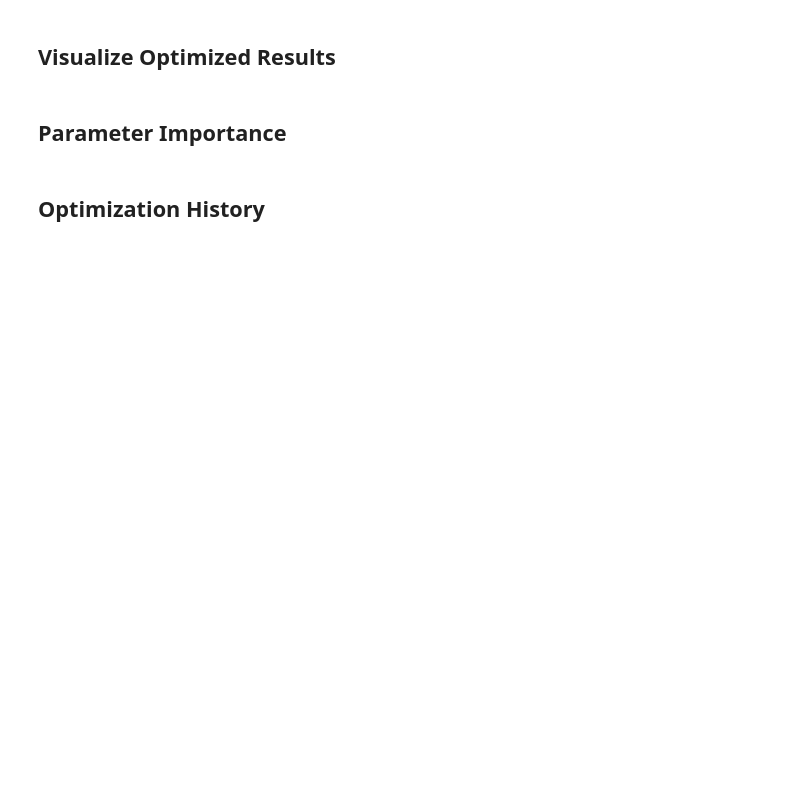
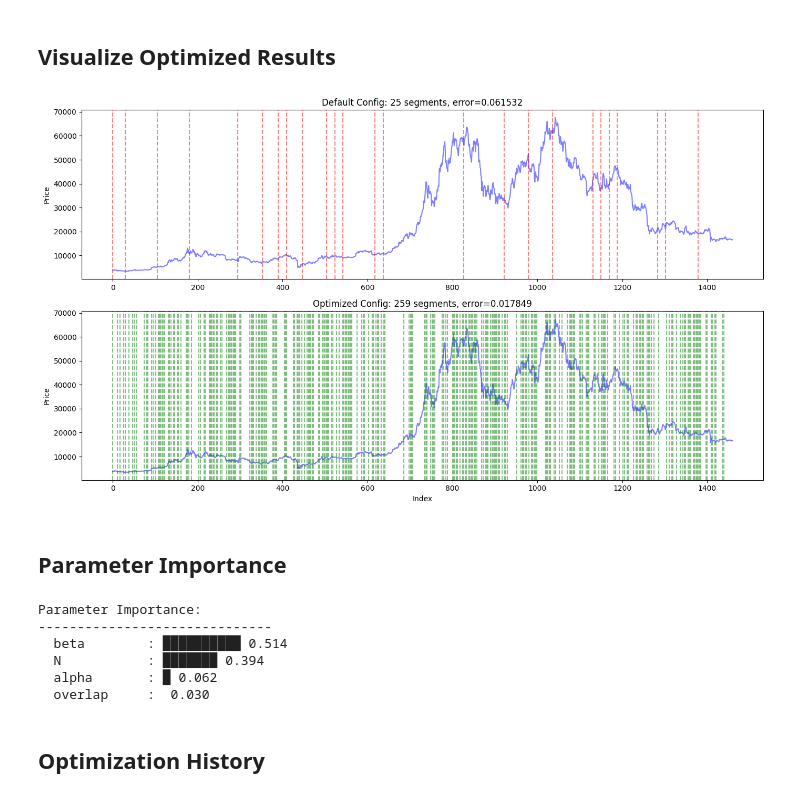
Before and after one commit to izikeros/trend_classifier, a Jupyter notebook: notebooks/06_advanced_optimization.ipynb, the cells around one changed output. Drawn from its saved outputs; the diff is of its cells as text; code cells hidden in the pictures; blank space fills up the shorter version.

```diff
--- a/notebooks/06_advanced_optimization.ipynb
+++ b/notebooks/06_advanced_optimization.ipynb
@@ -41,6 +41,8 @@ symbol = "BTC-USD"
 df = yf.download(symbol, start="2019-01-01", end="2022-12-31", interval="1d", progress=False)
 
 x = list(range(len(df)))
-y = df["Adj Close"].tolist()
+# Handle multi-index columns from yfinance
+col = df["Adj Close"]
+y = col.squeeze().tolist() if hasattr(col, "squeeze") else col.tolist()
 
 print(f"Downloaded {len(df)} data points for {symbol}")
@@ -129,13 +184,24 @@ if OPTUNA_AVAILABLE:
     for param, value in study.best_params.items():
         print(f"  {param}: {value}")
 
-    print(f"\nBest Error: {study.best_value:.6f}")
+    # Get detailed metrics from best trial
+    best_trial = study.best_trial
+    best_n_segments = best_trial.user_attrs.get("n_segments", "N/A")
+    best_fitting_error = best_trial.user_attrs.get("fitting_error", study.best_value)
+
+    print(f"\nBest Composite Score: {study.best_value:.6f}")
+    print(f"Best Fitting Error: {best_fitting_error:.6f}")
+    print(f"Best Segment Count: {best_n_segments}")
 
     # Compare to default
     seg_default = Segmenter(x=x, y=y, config=Config())
     seg_default.calculate_segments()
     default_error = seg_default.calc_area_outside_trend()
+    default_n_segments = len(seg_default.segments)
 
-    improvement = (default_error - study.best_value) / default_error * 100
-    print(f"\nDefault Error: {default_error:.6f}")
-    print(f"Improvement: {improvement:.1f}%")
+    print(f"\nDefault Fitting Error: {default_error:.6f}")
+    print(f"Default Segment Count: {default_n_segments}")
+
+    if isinstance(best_fitting_error, float):
+        improvement = (default_error - best_fitting_error) / default_error * 100
+        print(f"\nFitting Error Improvement: {improvement:.1f}%")
@@ -151,34 +229,37 @@ if OPTUNA_AVAILABLE:
         overlap_ratio=study.best_params["overlap"],
         alpha=study.best_params["alpha"],
         beta=study.best_params["beta"],
     )
 
     seg_optimized = Segmenter(x=x, y=y, config=best_cfg)
     seg_optimized.calculate_segments()
+    optimized_error = seg_optimized.calc_area_outside_trend()
 
     # Compare default vs optimized
     fig, axes = plt.subplots(2, 1, figsize=(14, 8))
 
     # Default
     seg_default = Segmenter(x=x, y=y, config=Config())
     seg_default.calculate_segments()
 
     axes[0].plot(x, y, 'b-', alpha=0.5)
     for s in seg_default.segments:
         axes[0].axvline(x=s.start, color='red', linestyle='--', alpha=0.5)
     axes[0].set_title(f"Default Config: {len(seg_default.segments)} segments, error={default_error:.6f}")
     axes[0].set_ylabel("Price")
 
     # Optimized
     axes[1].plot(x, y, 'b-', alpha=0.5)
     for s in seg_optimized.segments:
         axes[1].axvline(x=s.start, color='green', linestyle='--', alpha=0.5)
-    axes[1].set_title(f"Optimized Config: {len(seg_optimized.segments)} segments, error={study.best_value:.6f}")
+    axes[1].set_title(f"Optimized Config: {len(seg_optimized.segments)} segments, error={optimized_error:.6f}")
     axes[1].set_xlabel("Index")
     axes[1].set_ylabel("Price")
 
     plt.tight_layout()
     plt.show()
+# %% [output]
+[figure, added]
 # %% [markdown]
 ## Parameter Importance
 # %%
@@ -191,6 +272,13 @@ if OPTUNA_AVAILABLE:
     for param, importance in importances.items():
         bar = "█" * int(importance * 20)
         print(f"  {param:12s}: {bar} {importance:.3f}")
+# %% [output]
+Parameter Importance:
+------------------------------
+  beta        : ██████████ 0.514
+  N           : ███████ 0.394
+  alpha       : █ 0.062
+  overlap     :  0.030
 # %% [markdown]
 ## Optimization History
 # %%
```
Also changed, not shown: parts of 11 cells of this notebook, 1 other file.
